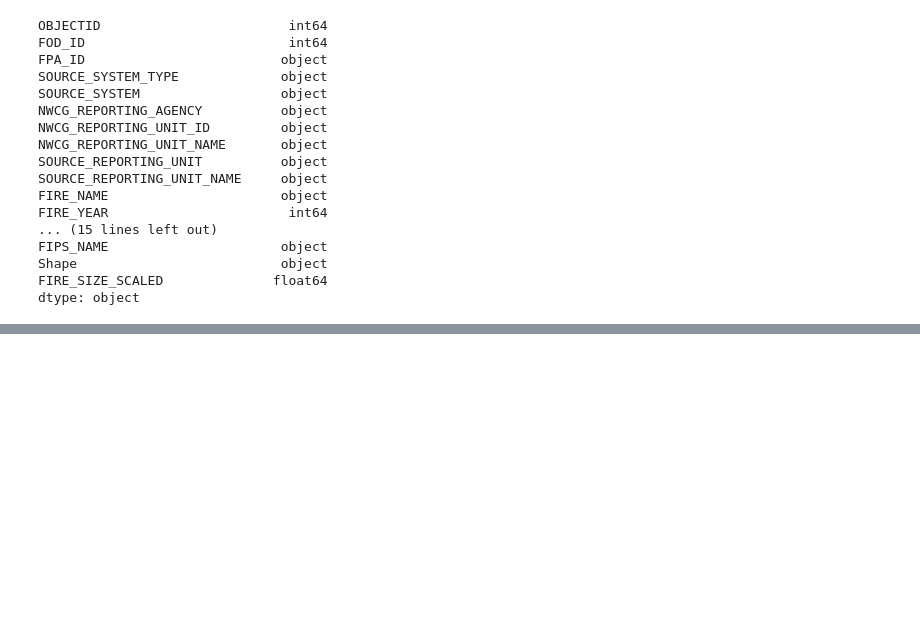
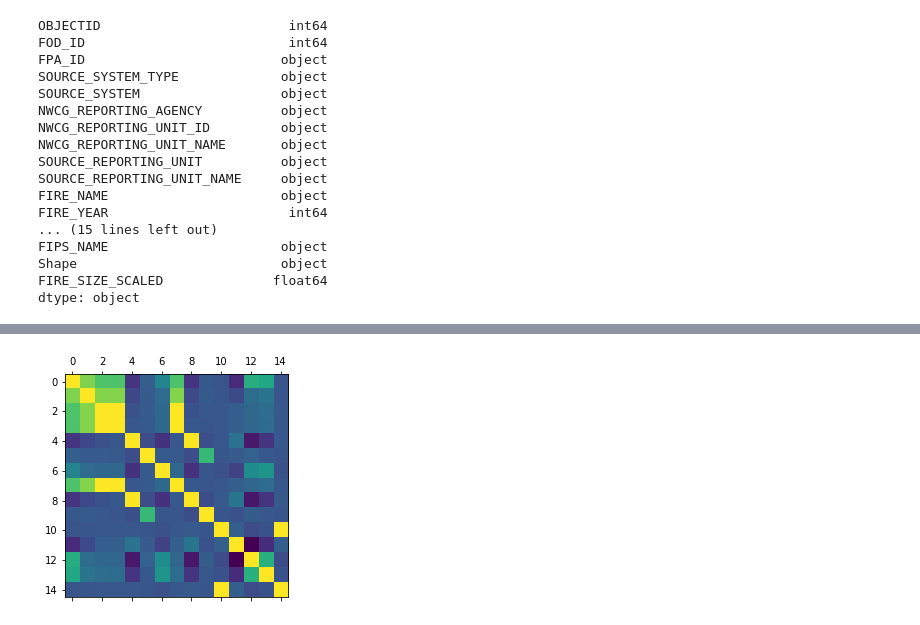
Before and after one commit to akanksha276/wildfire_analysis, a Jupyter notebook: notebooks/NN/255_NN_learning.ipynb, the cells around one changed output, grey strips where cells are left out. Saved outputs shown, nothing was run; the diff lists cells and outputs as text; code cells hidden in the pictures; blank space fills up the shorter version.

```diff
--- a/notebooks/NN/255_NN_learning.ipynb
+++ b/notebooks/NN/255_NN_learning.ipynb
@@ -24,0 +16,9 @@ train_data = pd.read_csv("/content/drive/MyDrive/255 Data/train.csv")
+# %%
+# trainFile = "E:/SJSU - Grad/Spring 23/255/Project/data/train_new.csv"
+# testFile = "E:/SJSU - Grad/Spring 23/255/Project/data/test_new.csv"
+
+trainFile = "E:/SJSU - Grad/Spring 23/255/Project/data/train.csv"
+testFile = "E:/SJSU - Grad/Spring 23/255/Project/data/test.csv"
+
+test_data = pd.read_csv(testFile)
+train_data = pd.read_csv(trainFile)
@@ -54,10 +82 @@ train_data.sample(5)
 5 rows × 30 columns
-# %%
-from sklearn.preprocessing import MinMaxScaler, StandardScaler,LabelEncoder
-
-def get_labels_encoded(mydata):
-  mydata = mydata.apply(LabelEncoder().fit_transform)
-  return mydata
-
-train_data = get_labels_encoded(train_data)
-test_data = get_labels_encoded(test_data)
@@ -173,0 +85,3 @@ accuracy_score(Y_train, predict_train)
+# %%
+scaler = MinMaxScaler()
+train_data['FIRE_SIZE_SCALED'] = scaler.fit_transform(train_data[['FIRE_SIZE']])
@@ -173,0 +239,5 @@ accuracy_score(Y_train, predict_train)
+# %%
+plt.matshow(train_data.corr())
+plt.show()
+# %% [output]
+[figure, added]
```
Also changed, not shown: parts of 48 cells of this notebook, 1 other file.
